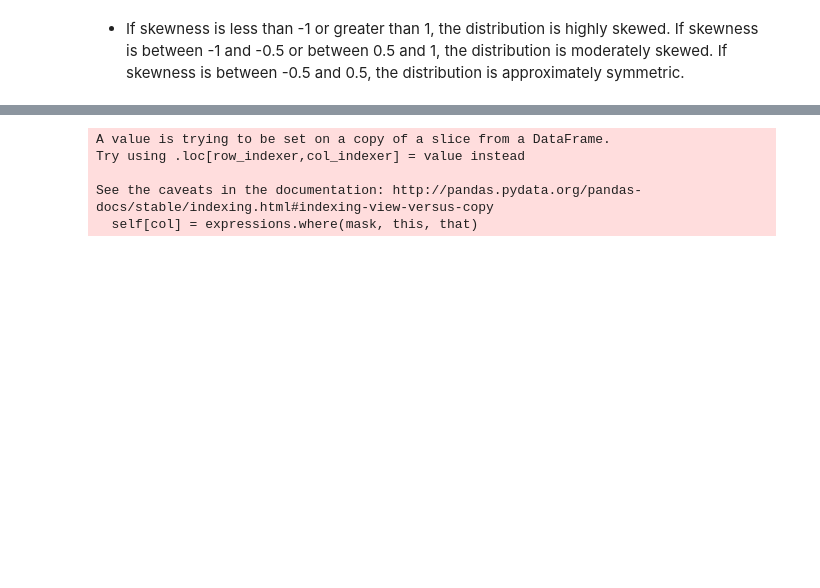
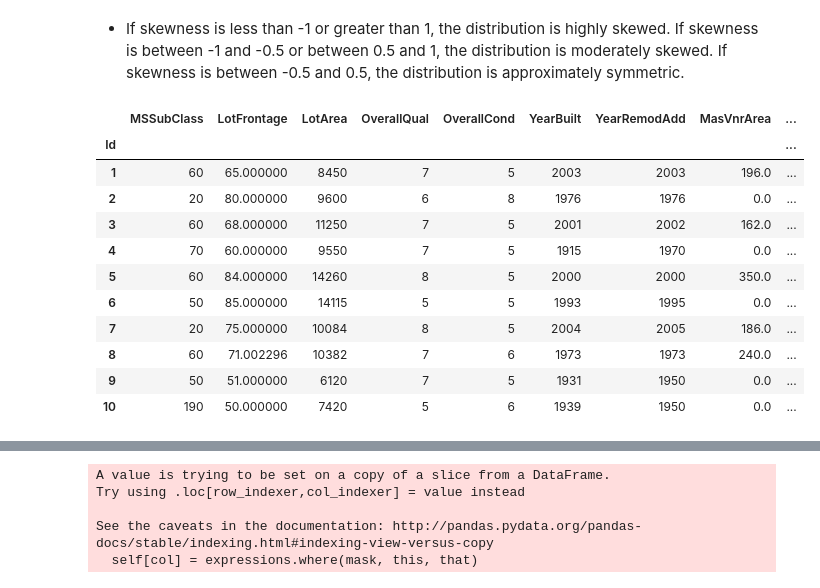
Before and after one commit to jimmy-jing/housing_ml, a Jupyter notebook: re_model_build.ipynb, the cells around one changed output, grey strips where cells are left out. Saved outputs shown, nothing was run; the diff lists cells and outputs as text; code cells hidden in the pictures; blank space fills up the shorter version.

```diff
--- a/re_model_build.ipynb
+++ b/re_model_build.ipynb
@@ -306,3 +306,18 @@ df_normal = df_num2[df_num2.skew()[df_num2.skew() < 0.5].index]
 
 #Merging
 df_num3 = pd.concat([df_skewed, df_normal], axis = 1)
+# %%
+df_num2.head(10)
+# %% [output]
+|  | MSSubClass | LotFrontage | LotArea | OverallQual | OverallCond | YearBuilt | YearRemodAdd | MasVnrArea | ... |
+| Id |  |  |  |  |  |  |  |  | ... |
+| 1 | 60 | 65.000000 | 8450 | 7 | 5 | 2003 | 2003 | 196.0 | ... |
+| 2 | 20 | 80.000000 | 9600 | 6 | 8 | 1976 | 1976 | 0.0 | ... |
+| 3 | 60 | 68.000000 | 11250 | 7 | 5 | 2001 | 2002 | 162.0 | ... |
+| 4 | 70 | 60.000000 | 9550 | 7 | 5 | 1915 | 1970 | 0.0 | ... |
+| 5 | 60 | 84.000000 | 14260 | 8 | 5 | 2000 | 2000 | 350.0 | ... |
+| 6 | 50 | 85.000000 | 14115 | 5 | 5 | 1993 | 1995 | 0.0 | ... |
+| 7 | 20 | 75.000000 | 10084 | 8 | 5 | 2004 | 2005 | 186.0 | ... |
+| 8 | 60 | 71.002296 | 10382 | 7 | 6 | 1973 | 1973 | 240.0 | ... |
+| 9 | 50 | 51.000000 | 6120 | 7 | 5 | 1931 | 1950 | 0.0 | ... |
+| 10 | 190 | 50.000000 | 7420 | 5 | 6 | 1939 | 1950 | 0.0 | ... |
```
Also changed, not shown: parts of 39 cells of this notebook.
